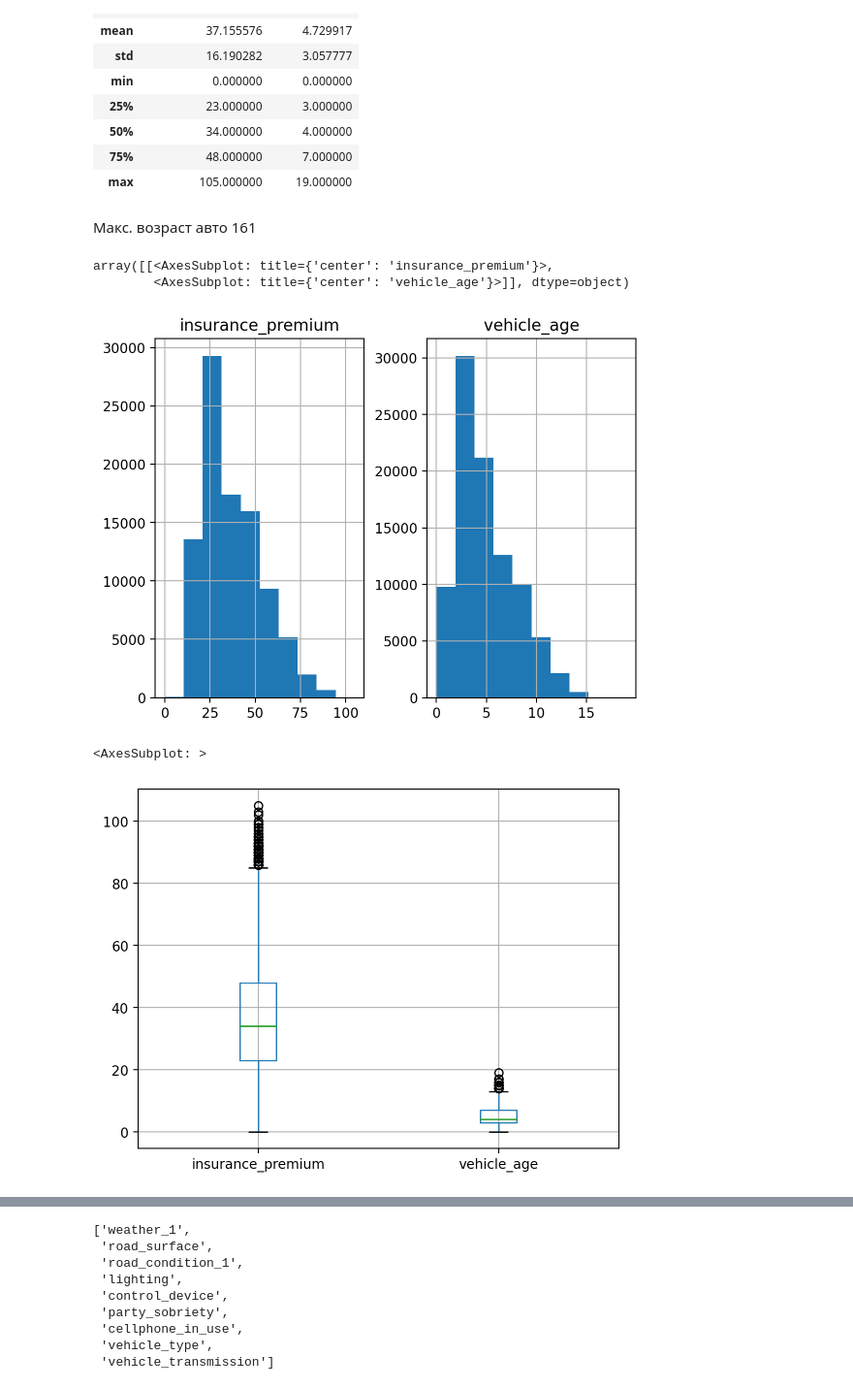
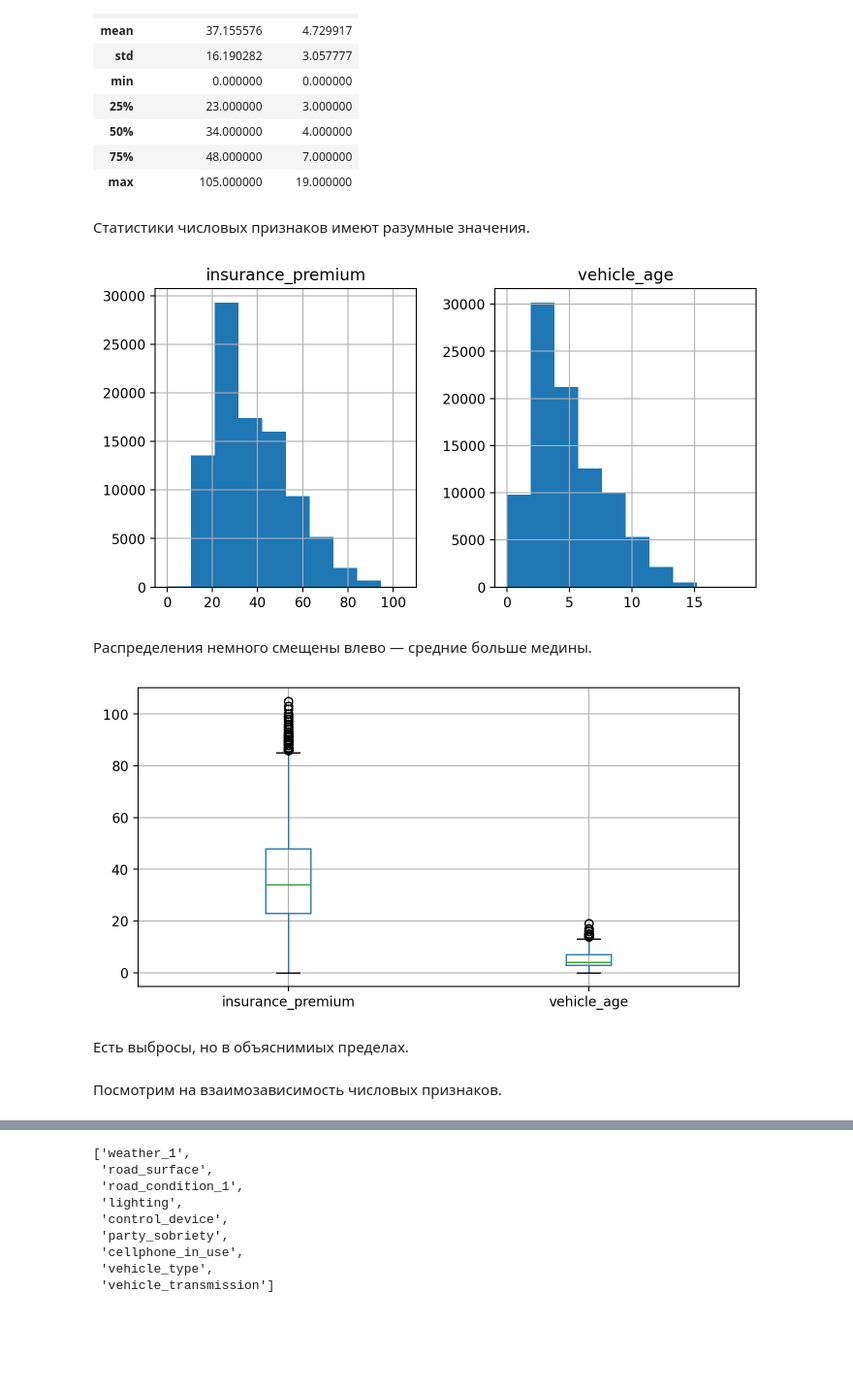
Before and after one commit to dimdasci/yp15-motor-vehicle-collisions, a Jupyter notebook: notebooks/yp15-motor-vehicle-collisions.ipynb, the cells around one changed output, grey strips where cells are left out. Shown at 97% size. Drawn from its saved outputs; the diff is of its cells as text; code cells hidden in the pictures; blank space fills up the shorter version.

```diff
--- a/notebooks/yp15-motor-vehicle-collisions.ipynb
+++ b/notebooks/yp15-motor-vehicle-collisions.ipynb
@@ -951,17 +946,22 @@ df[["insurance_premium", "vehicle_age"]].describe()
 | 75% | 48.000000 | 7.000000 |
 | max | 105.000000 | 19.000000 |
 # %% [markdown]
-Макс. возраст авто 161
+Статистики числовых признаков имеют разумные значения.
 # %%
-df[["insurance_premium", "vehicle_age"]].hist()
+df[["insurance_premium", "vehicle_age"]].hist(figsize=(8, 4))
+plt.show()
 # %% [output]
-array([[<AxesSubplot: title={'center': 'insurance_premium'}>,
-        <AxesSubplot: title={'center': 'vehicle_age'}>]], dtype=object)
-[figure, old version]
+[figure, new version]
+# %% [markdown]
+Распределения немного смещены влево — средние больше медины.
 # %%
-df[["insurance_premium", "vehicle_age"]].boxplot()
+df[["insurance_premium", "vehicle_age"]].boxplot(figsize=(8, 4))
+plt.show()
 # %% [output]
-<AxesSubplot: >
-[figure, old version]
+[figure, new version]
+# %% [markdown]
+Есть выбросы, но в объяснимиых пределах.
+# %% [markdown]
+Посмотрим на взаимозависимость числовых признаков.
 # %%
 plt.scatter(df.insurance_premium, df.vehicle_age)
```
Also changed, not shown: parts of 113 cells of this notebook.
